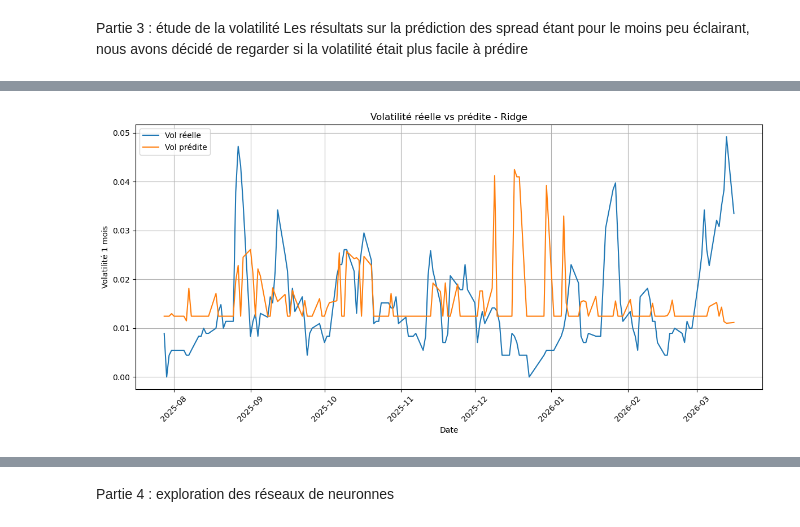
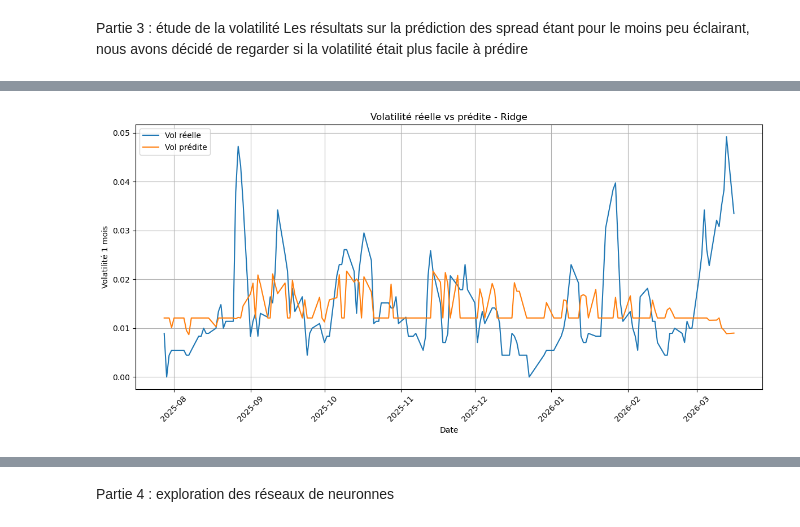
Before and after one commit to MarionSrl/ml-news-spread, a Jupyter notebook: notebooks/01_data_collection_VMM.ipynb, the cells around one changed output, grey strips where cells are left out. Drawn from its saved outputs; the diff is of its cells as text; code cells hidden in the pictures.

```diff
--- a/notebooks/01_data_collection_VMM.ipynb
+++ b/notebooks/01_data_collection_VMM.ipynb
@@ -1212,25 +902,13 @@ feature_cols = [
     "geopolitical_index"
 ]
 
-# normalisation par volume d'articles
-for col in feature_cols:
-    daily_titles_gdelt_europe[col] = (
-        daily_titles_gdelt_europe[col] / daily_titles_gdelt_europe["n_articles"].replace(0, 1)
-    )
 
-# feature bonus : volume de news
-daily_titles_gdelt_europe["news_volume"] = daily_titles_gdelt_europe["n_articles"]
-feature_cols = feature_cols + ["news_volume"]
-
-# lissage léger pour réduire le bruit
 for col in feature_cols:
     daily_titles_gdelt_europe[col] = daily_titles_gdelt_europe[col].rolling(7, min_periods=1).mean()
-
-# on garde une base news propre
 daily_titles_gdelt_europe = daily_titles_gdelt_europe[["day"] + feature_cols].copy()
 
 # =========================================================
-# 4. PREPARATION DES DONNEES DE SPREAD (CORRIGÉ)
+# 4. PREPARATION DES DONNEES DE SPREAD
 # =========================================================
 
 spread_europe = spread.reset_index()[["date", "fr_10y", "de_10y", "spread"]].copy()
@@ -1274,10 +952,7 @@ data_final_europe["direction_t+1"] = (
 for col in feature_cols:
     data_final_europe[col] = data_final_europe[col].shift(1)
 
-# vol simple si tu veux une variable de contrôle
 data_final_europe["vol_1m"] = data_final_europe["spread"].rolling(20, min_periods=5).std()
-
-# nettoyage final
 data_final_europe = data_final_europe.dropna().copy()
 
 # =========================================================
@@ -1316,13 +991,14 @@ model = RandomForestClassifier(
     n_estimators=200,
     max_depth=5,
     min_samples_leaf=5,
-    class_weight="balanced",
+    class_weight="balanced", #mis par précaution comme en cours, mais les 2 classes sont plutôt équilibrées
     random_state=42
 )
 model.fit(X_train_scaled, y_train)
 
 y_pred = model.predict(X_test_scaled)
 y_pred_proba = model.predict_proba(X_test_scaled)[:, 1]
+print(classification_report(y_test, y_pred))
 
 
 auc = roc_auc_score(y_test, y_pred_proba)
@@ -1413,12 +1100,12 @@ from sklearn.metrics import mean_squared_error, mean_absolute_error, r2_score
 # 1. PREPARATION DES DONNEES NEWS
 # =========================================================
 
-daily_titles["day"] = pd.to_datetime(daily_titles["day"], errors="coerce")
-daily_titles = daily_titles.dropna(subset=["day"]).copy()
-daily_titles = daily_titles.sort_values("day")
-daily_titles = daily_titles[daily_titles["day"] >= "2023-01-01"].copy()
+daily_titles_gdelt["day"] = pd.to_datetime(daily_titles_gdelt["day"], errors="coerce")
+daily_titles_gdelt = daily_titles_gdelt.dropna(subset=["day"]).copy()
+daily_titles_gdelt = daily_titles_gdelt.sort_values("day")
+daily_titles_gdelt = daily_titles_gdelt[daily_titles_gdelt["day"] >= "2023-01-01"].copy()
 
-daily_titles["text"] = daily_titles["titles"].fillna("").str.lower()
+daily_titles_gdelt_europe["text"] = daily_titles_gdelt["titles"].fillna("").str.lower()
 
 # =========================================================
 # 2. FILTRE EUROPE
@@ -1434,8 +1121,8 @@ europe_words = [
 def contains_any(text, words):
     return any(word in text for word in words)
 
-daily_titles["is_europe"] = daily_titles["text"].apply(lambda x: contains_any(x, europe_words))
-daily_titles_europe = daily_titles[daily_titles["is_europe"]].copy()
+daily_titles_gdelt_europe["is_europe"] = daily_titles_gdelt["text"].apply(lambda x: contains_any(x, europe_words))
+daily_titles_gdelt_europe = daily_titles_gdelt[daily_titles_gdelt["is_europe"]].copy()
 
 # =========================================================
 # 3. CONSTRUCTION DES FEATURES NEWS
@@ -1464,12 +1151,13 @@ keyword_dict = {
         "énergie", "gaz", "pétrole"
     ]
 }
+# on propose ici une liste légèrement différente et plus étendue, pour offrir plus d'options possibles au réseau de neuronnes
 
 def count_keywords(text, keywords):
     return sum(text.count(word) for word in keywords)
 
 for feature_name, words in keyword_dict.items():
-    daily_titles_europe[f"{feature_name}_index"] = daily_titles_europe["text"].apply(
+    daily_titles_gdelt_europe[f"{feature_name}_index"] = daily_titles_gdelt_europe["text"].apply(
         lambda x: count_keywords(x, words)
     )
 
@@ -1480,37 +1168,17 @@ feature_cols = [
     "stress_index"
 ]
 
-# normalisation par volume d'articles
 for col in feature_cols:
-    daily_titles_europe[col] = (
-        daily_titles_europe[col] / daily_titles_europe["n_articles"].replace(0, 1)
-    )
+    daily_titles_gdelt_europe[col] = daily_titles_gdelt_europe[col].rolling(7, min_periods=1).mean()
 
-# lissage léger
-for col in feature_cols:
-    daily_titles_europe[col] = daily_titles_europe[col].rolling(7, min_periods=1).mean()
-
-daily_titles_europe = daily_titles_europe[["day"] + feature_cols].copy()
+daily_titles_gdelt_europe = daily_titles_gdelt_europe[["day"] + feature_cols].copy()
 
 # =========================================================
-# 4. PREPARATION DES DONNEES DE SPREAD
-# =========================================================
-
-spread_europe = data_final[[
-    "date", "fr_10y", "de_10y", "spread"
-]].copy()
-
-spread_europe["date"] = pd.to_datetime(spread_europe["date"], errors="coerce")
-spread_europe = spread_europe.dropna(subset=["date"])
-spread_europe = spread_europe.sort_values("date")
-spread_europe = spread_europe[spread_europe["date"] >= "2023-01-01"].copy()
-
-# =========================================================
-# 5. CREATION DE data_final_europe
+# 4. CREATION DE data_final_europe
 # =========================================================
 
 data_final_europe = spread_europe.merge(
-    daily_titles_europe,
+    daily_titles_gdelt_europe,
     left_on="date",
     right_on="day",
     how="left"
@@ -1522,7 +1190,7 @@ for col in feature_cols:
     data_final_europe[col] = data_final_europe[col].fillna(0)
 
 # =========================================================
-# 6. CREATION DE LA VOLATILITE
+# 5. CREATION DE LA VOLATILITE
 # =========================================================
 
 data_final_europe = data_final_europe.sort_values("date").copy()
@@ -1534,15 +1202,11 @@ data_final_europe["vol_1m"] = data_final_europe["spread"].rolling(5, min_periods
 for col in feature_cols:
     data_final_europe[col] = data_final_europe[col].shift(1)
 
-# nettoyage ciblé
 data_final_europe = data_final_europe.dropna(subset=["vol_1m"]).copy()
 data_final_europe = data_final_europe[data_final_europe["vol_1m"] > 0].copy()
 
-# si besoin, décommente cette ligne pour être plus strict
-# data_final_europe = data_final_europe.dropna(subset=feature_cols + ["vol_1m"]).copy()
-
 # =========================================================
-# 7. X ET y
+# 6. X ET y
 # =========================================================
 
 features = feature_cols
@@ -1550,7 +1214,7 @@ X = data_final_europe[features]
 y = data_final_europe["vol_1m"]
 
 # =========================================================
-# 8. TRAIN / TEST SPLIT TEMPOREL
+# 7. TRAIN / TEST SPLIT TEMPOREL
 # =========================================================
 
 split_idx = int(len(data_final_europe) * 0.8)
@@ -1561,7 +1225,7 @@ y_train = y.iloc[:split_idx].copy()
 y_test = y.iloc[split_idx:].copy()
 
 # =========================================================
-# 9. STANDARDISATION
+# 8. STANDARDISATION
 # =========================================================
 
 scaler = StandardScaler()
@@ -1569,7 +1233,7 @@ X_train_scaled = scaler.fit_transform(X_train)
 X_test_scaled = scaler.transform(X_test)
 
 # =========================================================
-# 10. MODELE RIDGE
+# 9. MODELE RIDGE
 # =========================================================
 
 model = Ridge(alpha=1.0)
@@ -1586,7 +1250,7 @@ print("MAE  =", mae)
 print("R²   =", r2)
 
 # =========================================================
-# 11. COEFFICIENTS
+# 10. COEFFICIENTS
 # =========================================================
 
 coef_df = pd.DataFrame({
@@ -1598,7 +1262,7 @@ print("\nCoefficients Ridge :")
 print(coef_df)
 
 # =========================================================
-# 12. GRAPHE VALEURS REELLES VS PREDITES
+# 11. GRAPHE VALEURS REELLES VS PREDITES
 # =========================================================
 
 results = pd.DataFrame({
@@ -1620,7 +1284,7 @@ plt.tight_layout()
 plt.show()
 
 # =========================================================
-# 13. APERCU FINAL
+# 12. APERCU FINAL
 # =========================================================
 
 print("\nColonnes de data_final_europe :")
@@ -1646,4 +1310,4 @@ Coefficients Ridge :
-[figure, old version]
+[figure, new version]
 Colonnes de data_final_europe :
 ['date', 'fr_10y', 'de_10y', 'spread', 'monetary_index', 'sovereign_index', 'political_index', 'stress_index', 'delta', 'vol_1m']
 
```
Also changed, not shown: parts of 20 cells of this notebook, 1 other file.
